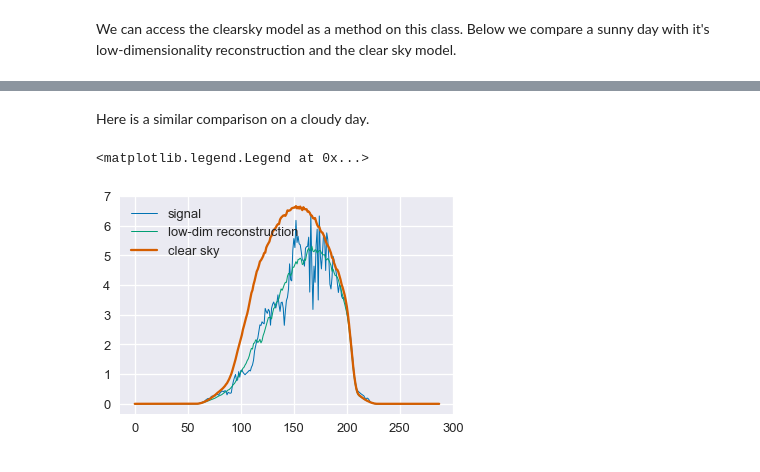
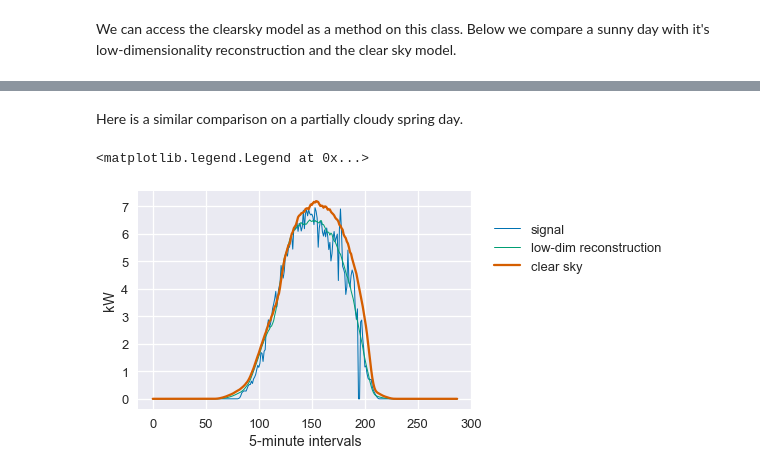
Before and after one commit to slacgismo/StatisticalClearSky, a Jupyter notebook: ClearSkyFitting_Example.ipynb, the cells around one changed output, grey strips where cells are left out. Saved outputs shown, nothing was run; the diff lists cells and outputs as text; code cells hidden in the pictures.

Commit message:
Improving plotting, showing the clear days selected by the algorithm.

```diff
--- a/ClearSkyFitting_Example.ipynb
+++ b/ClearSkyFitting_Example.ipynb
@@ -10,6 +10,7 @@ import matplotlib.pyplot as plt
 %matplotlib inline
 import seaborn as sns
 sns.set(style='darkgrid', palette='colorblind', context='talk')
+plt.rc('figure', figsize=(50.0, 10.0))
 # %% [markdown]
 We isolate a single AC power single for a single inverter to performance clear sky estimation on.
 # %%
@@ -26,3 +27,9 @@ plt.stem(scs.D[:50])
 # %% [output]
 <Container object of 3 artists>
 [figure]
+# %%
+N = 4
+fig, axes = plt.subplots(nrows=N, figsize=(4,8), sharex=True)
+for i in xrange(N):
+    axes[i].plot(scs.U[:, i])
+plt.xlabel('Vector index')
@@ -58,0 +77,9 @@ plt.legend(['signal', 'low-dim reconstruction', 'clear sky'])
+# %%
+DAY = 330
+scs.reconstruct_day(DAY, n=7)
+estimates = scs.estimate_clearsky(np.s_[DAY:DAY+1])
+for i in xrange(estimates.shape[1]):
+    plt.plot(estimates[:, i])
+plt.ylabel('kW')
+plt.xlabel('5-minute intervals')
+#plt.legend(['signal', 'low-dim reconstruction', 'clear sky'])
@@ -58,0 +91,9 @@ plt.legend(['signal', 'low-dim reconstruction', 'clear sky'])
+# %%
+DAY = 120
+scs.reconstruct_day(DAY, n=7)
+estimates = scs.estimate_clearsky(np.s_[DAY:DAY+1])
+for i in xrange(estimates.shape[1]):
+    plt.plot(estimates[:, i])
+plt.ylabel('kW')
+plt.xlabel('5-minute intervals')
+#plt.legend(['signal', 'low-dim reconstruction', 'clear sky'])
@@ -59,12 +103,14 @@ plt.legend(['signal', 'low-dim reconstruction', 'clear sky'])
 # %% [markdown]
-Here is a similar comparison on a cloudy day.
+Here is a similar comparison on a partially cloudy spring day.
 # %%
-DAY = 330
+DAY = 231
 scs.reconstruct_day(DAY, n=5)
 estimates = scs.estimate_clearsky(np.s_[DAY:DAY+1])
 for i in xrange(estimates.shape[1]):
     plt.plot(estimates[:, i])
-plt.legend(['signal', 'low-dim reconstruction', 'clear sky'])
+plt.ylabel('kW')
+plt.xlabel('5-minute intervals')
+plt.legend(['signal', 'low-dim reconstruction', 'clear sky'], loc=(1.05,.6))
 # %% [output]
 <matplotlib.legend.Legend at 0x...>
-[figure, old version]
+[figure, new version]
```
Also changed, not shown: parts of 9 cells of this notebook, 1 other file.
